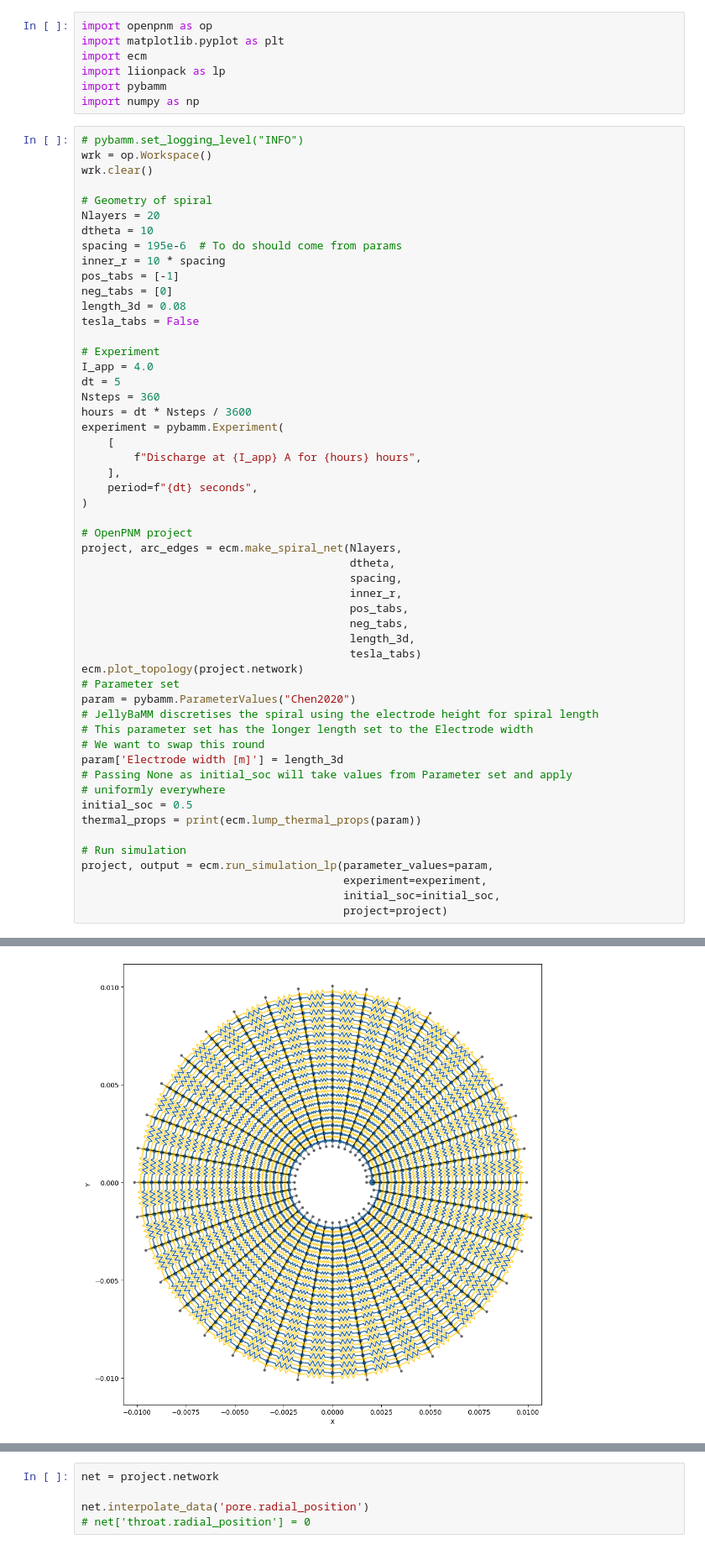
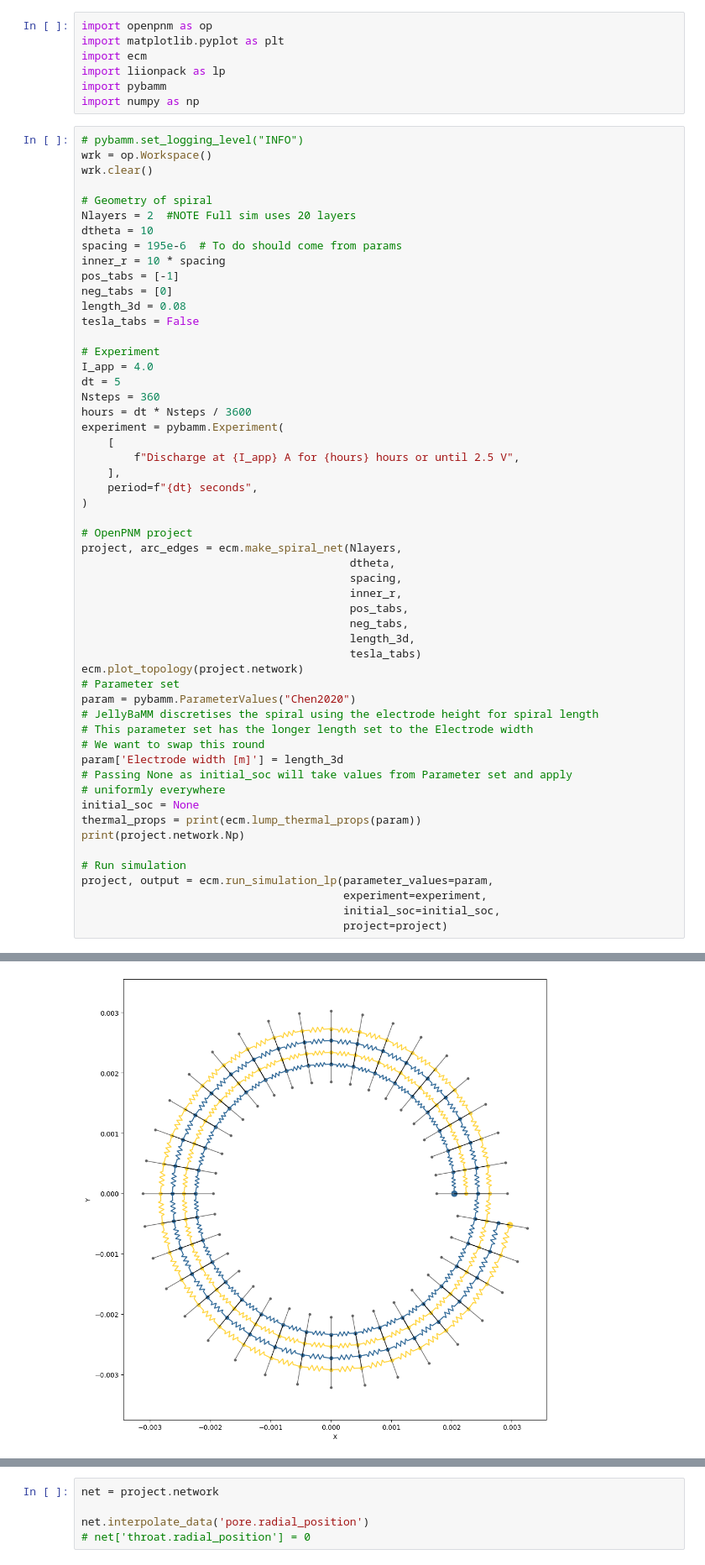
Before and after one commit to TomTranter/JellyBaMM, a Jupyter notebook: docs/examples/03 Running a simulation.ipynb, the cells around one changed output, grey strips where cells are left out. Shown at 84% size. Saved outputs shown, nothing was run; the diff lists cells and outputs as text.

```diff
--- a/docs/examples/03 Running a simulation.ipynb
+++ b/docs/examples/03 Running a simulation.ipynb
@@ -13,7 +13,7 @@ wrk = op.Workspace()
 wrk.clear()
 
 # Geometry of spiral
-Nlayers = 20
+Nlayers = 2  #NOTE Full sim uses 20 layers
 dtheta = 10
 spacing = 195e-6  # To do should come from params
 inner_r = 10 * spacing
@@ -29,7 +29,7 @@ Nsteps = 360
 hours = dt * Nsteps / 3600
 experiment = pybamm.Experiment(
     [
-        f"Discharge at {I_app} A for {hours} hours",
+        f"Discharge at {I_app} A for {hours} hours or until 2.5 V",
     ],
     period=f"{dt} seconds",
 )
@@ -52,8 +52,9 @@ param = pybamm.ParameterValues("Chen2020")
 param['Electrode width [m]'] = length_3d
 # Passing None as initial_soc will take values from Parameter set and apply
 # uniformly everywhere
-initial_soc = 0.5
+initial_soc = None
 thermal_props = print(ecm.lump_thermal_props(param))
+print(project.network.Np)
 
 # Run simulation
 project, output = ecm.run_simulation_lp(parameter_values=param,
@@ -67 +79 @@ KeyError: 'throat.arc_length'
-[figure, old version]
+[figure, new version]
```
Also changed, not shown: parts of 1 cell of this notebook, 4 other files.
